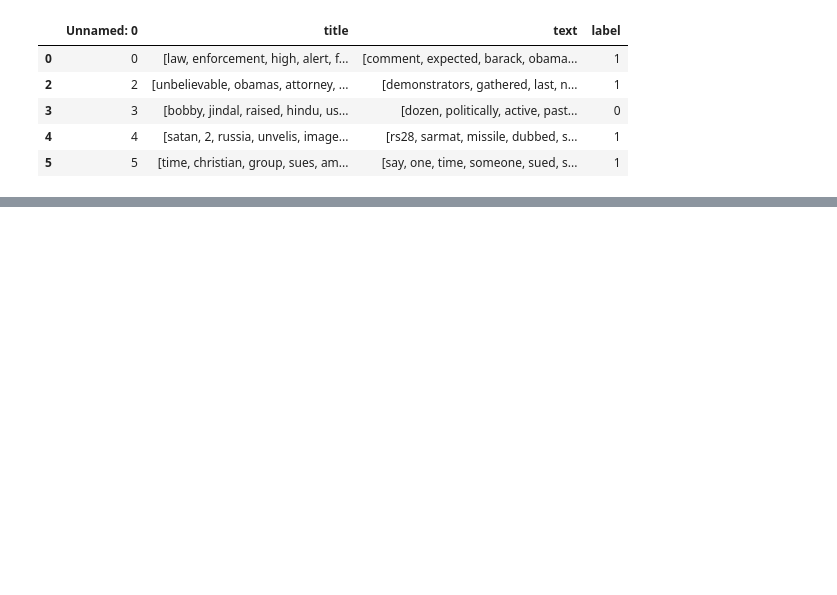
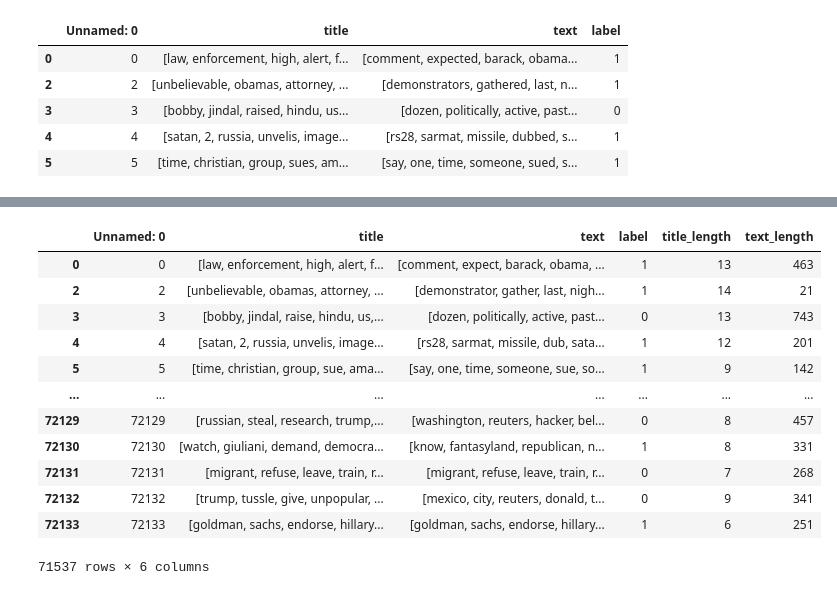
Before and after one commit to andreadobson/CIND-820, a Jupyter notebook: CIND820_Assignment_2.ipynb, the cells around one changed output, grey strips where cells are left out. Saved outputs shown, nothing was run; the diff lists cells and outputs as text; code cells hidden in the pictures; blank space fills up the shorter version.

```diff
--- a/CIND820_Assignment_2.ipynb
+++ b/CIND820_Assignment_2.ipynb
@@ -221,0 +253,16 @@ lemmdata.head(n=20)
+# %%
+lemmdata
+# %% [output]
+|  | Unnamed: 0 | title | text | label | title_length | text_length |
+| 0 | 0 | [law, enforcement, high, alert, f... | [comment, expect, barack, obama, ... | 1 | 13 | 463 |
+| 2 | 2 | [unbelievable, obamas, attorney, ... | [demonstrator, gather, last, nigh... | 1 | 14 | 21 |
+| 3 | 3 | [bobby, jindal, raise, hindu, us,... | [dozen, politically, active, past... | 0 | 13 | 743 |
+| 4 | 4 | [satan, 2, russia, unvelis, image... | [rs28, sarmat, missile, dub, sata... | 1 | 12 | 201 |
+| 5 | 5 | [time, christian, group, sue, ama... | [say, one, time, someone, sue, so... | 1 | 9 | 142 |
+| ... | ... | ... | ... | ... | ... | ... |
+| 72129 | 72129 | [russian, steal, research, trump,... | [washington, reuters, hacker, bel... | 0 | 8 | 457 |
+| 72130 | 72130 | [watch, giuliani, demand, democra... | [know, fantasyland, republican, n... | 1 | 8 | 331 |
+| 72131 | 72131 | [migrant, refuse, leave, train, r... | [migrant, refuse, leave, train, r... | 0 | 7 | 268 |
+| 72132 | 72132 | [trump, tussle, give, unpopular, ... | [mexico, city, reuters, donald, t... | 0 | 9 | 341 |
+| 72133 | 72133 | [goldman, sachs, endorse, hillary... | [goldman, sachs, endorse, hillary... | 1 | 6 | 251 |
+71537 rows × 6 columns
```
Also changed, not shown: parts of 25 cells of this notebook.
